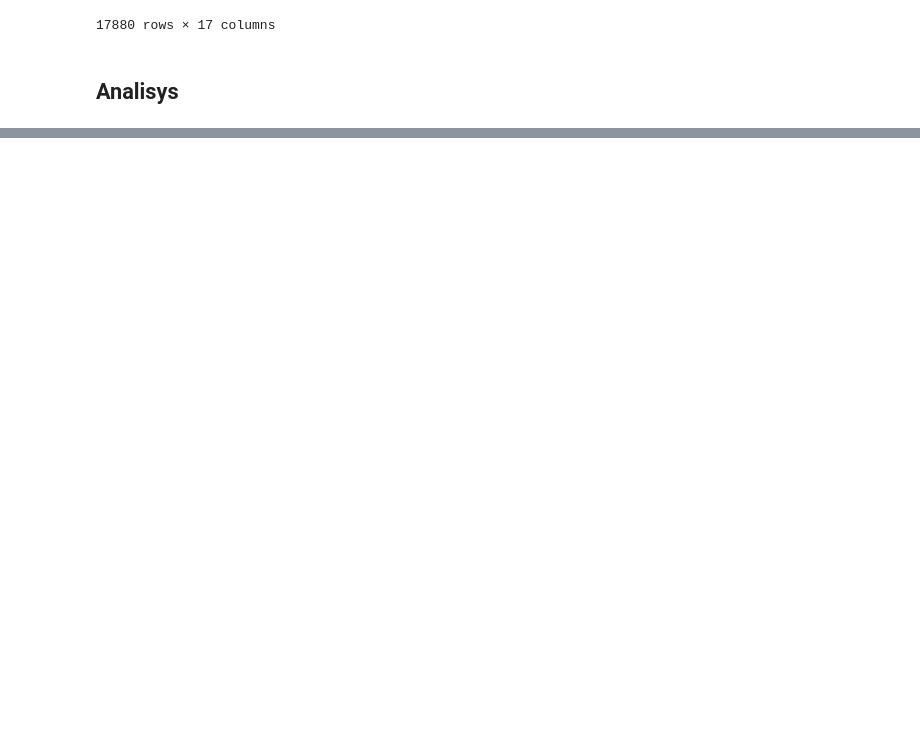
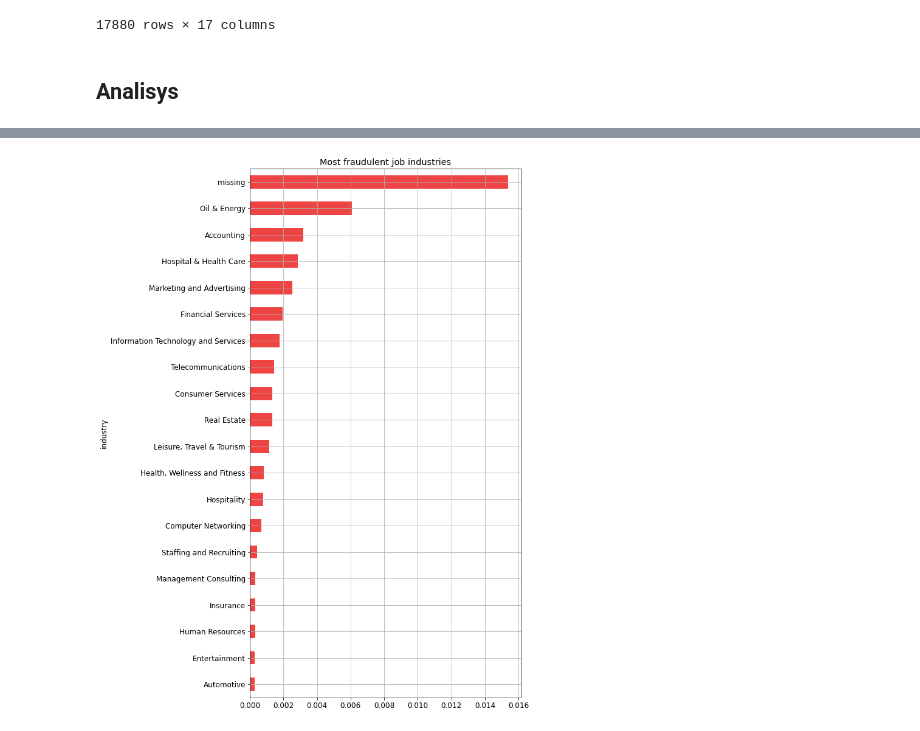
Before and after one commit to FelixLuciano/Fake-JobPosting-Prediction, a Jupyter notebook: notebooks/Exploratory_analysis.ipynb, the cells around one changed output, grey strips where cells are left out. Cells and saved outputs as stored; diff of their text form; code cells hidden in the pictures; blank space fills up the shorter version.

```diff
--- a/notebooks/Exploratory_analysis.ipynb
+++ b/notebooks/Exploratory_analysis.ipynb
@@ -178,0 +164,12 @@ plt.show()
+# %%
+industry_cross = pd.crosstab(df["industry"], df["fraudulent"], normalize=True)
+industry_cross_filtered = industry_cross["yes"].sort_values(ascending=False).iloc[0:20]
+
+plt.figure(figsize=(8, 16))
+industry_cross_filtered.plot(title="Most fraudulent job industries", kind="barh", color="#E44", grid=True)
+plt.gca().invert_yaxis()
+plt.rcParams["font.size"] = "12"
+plt.savefig("plots/most_fraudulent_job_industries.png", dpi=300)
+plt.show()
+# %% [output]
+[figure, added]
```
Also changed, not shown: parts of 5 cells of this notebook, 7 other files.
